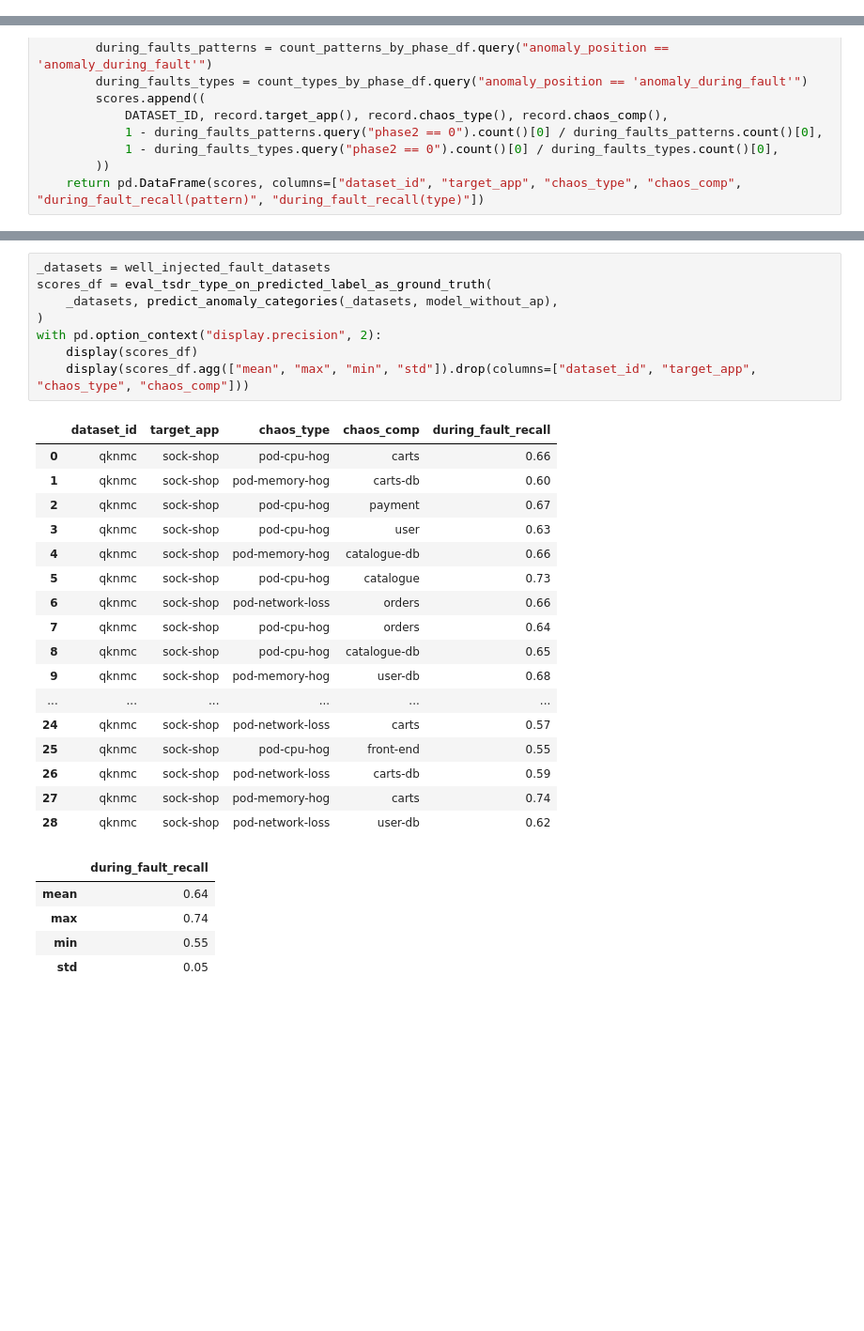
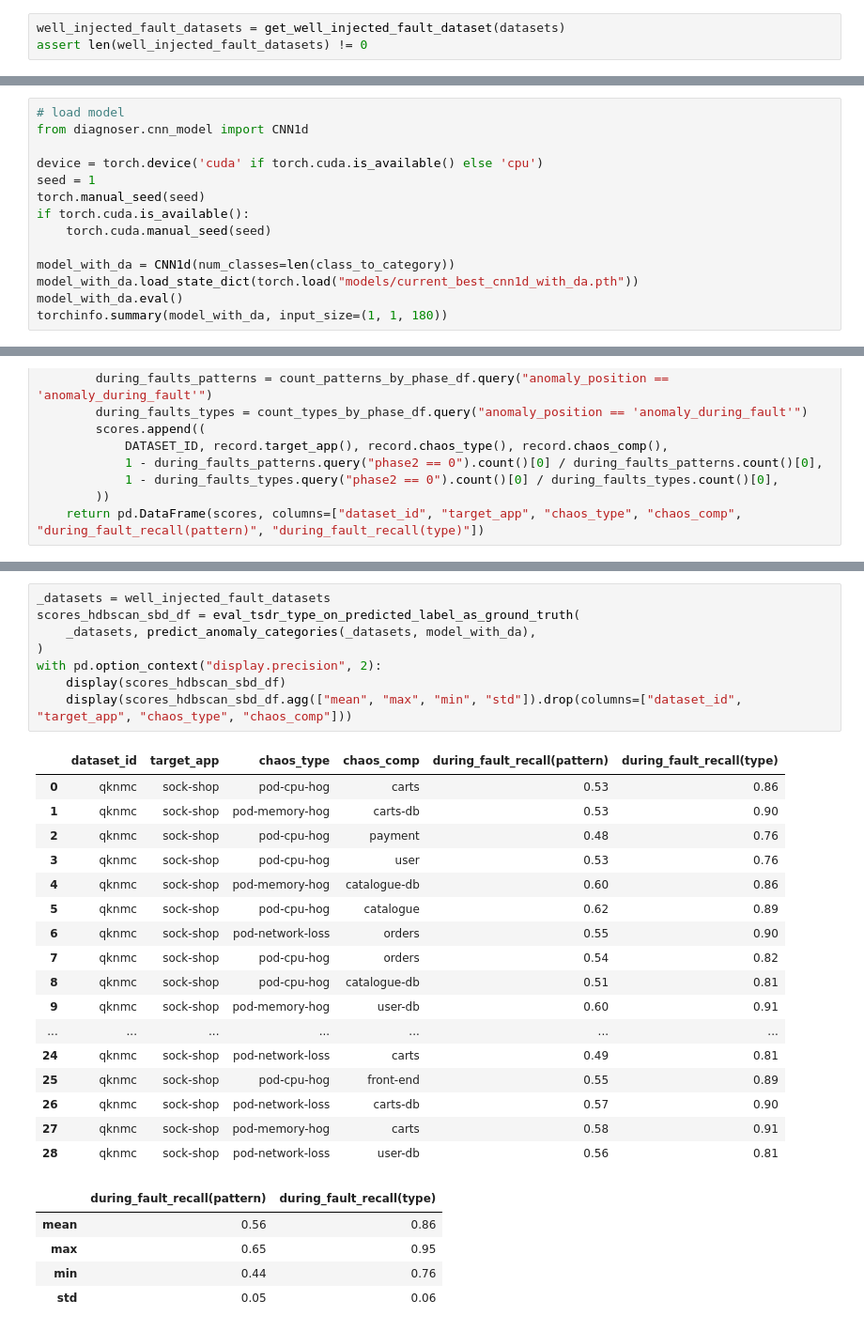
Before and after one commit to XuRepository/meltria-analyzer, a Jupyter notebook: notebooks/data-labeling-tsdr-accuracy-with-cnn.ipynb, the cells around one changed output, grey strips where cells are left out. Shown at 94% size. Saved outputs shown, nothing was run; the diff lists cells and outputs as text; blank space fills up the shorter version.

Commit message:
notebooks: evaluate phase2 recall compared with various clustering methods

```diff
--- a/notebooks/data-labeling-tsdr-accuracy-with-cnn.ipynb
+++ b/notebooks/data-labeling-tsdr-accuracy-with-cnn.ipynb
@@ -144,3 +150,6 @@ well_injected_fault_datasets = [
+# %%
+well_injected_fault_datasets = get_well_injected_fault_dataset(datasets)
+assert len(well_injected_fault_datasets) != 0
 # %%
 from torch.utils.data import Dataset
 from sklearn.preprocessing import minmax_scale
@@ -587,3 +596,17 @@ with pd.option_context("display.precision", 2):
 | std | 132.68 | 109.47 | 141.67 | 72.18 | 11.45 | 42.17 | 0.04 | 0.05 | 0.01 | 0.04 |
 # %% [markdown]
 ## Evaluation Phase 2
+# %%
+# load model
+from diagnoser.cnn_model import CNN1d
+
+device = torch.device('cuda' if torch.cuda.is_available() else 'cpu')
+seed = 1
+torch.manual_seed(seed)
+if torch.cuda.is_available():
+    torch.cuda.manual_seed(seed)
+
+model_with_da = CNN1d(num_classes=len(class_to_category))
+model_with_da.load_state_dict(torch.load("models/current_best_cnn1d_with_da.pth"))
+model_with_da.eval()
+torchinfo.summary(model_with_da, input_size=(1, 1, 180))
@@ -632,31 +675,31 @@ def eval_tsdr_type_on_predicted_label_as_ground_truth(
 # %%
 _datasets = well_injected_fault_datasets
-scores_df = eval_tsdr_type_on_predicted_label_as_ground_truth(
-    _datasets, predict_anomaly_categories(_datasets, model_without_ap),
+scores_hdbscan_sbd_df = eval_tsdr_type_on_predicted_label_as_ground_truth(
+    _datasets, predict_anomaly_categories(_datasets, model_with_da),
 )
 with pd.option_context("display.precision", 2):
-    display(scores_df)
-    display(scores_df.agg(["mean", "max", "min", "std"]).drop(columns=["dataset_id", "target_app", "chaos_type", "chaos_comp"]))
+    display(scores_hdbscan_sbd_df)
+    display(scores_hdbscan_sbd_df.agg(["mean", "max", "min", "std"]).drop(columns=["dataset_id", "target_app", "chaos_type", "chaos_comp"]))
 # %% [output]
-|  | dataset_id | target_app | chaos_type | chaos_comp | during_fault_recall |
-| 0 | qknmc | sock-shop | pod-cpu-hog | carts | 0.66 |
-| 1 | qknmc | sock-shop | pod-memory-hog | carts-db | 0.60 |
-| 2 | qknmc | sock-shop | pod-cpu-hog | payment | 0.67 |
-| 3 | qknmc | sock-shop | pod-cpu-hog | user | 0.63 |
-| 4 | qknmc | sock-shop | pod-memory-hog | catalogue-db | 0.66 |
-| 5 | qknmc | sock-shop | pod-cpu-hog | catalogue | 0.73 |
-| 6 | qknmc | sock-shop | pod-network-loss | orders | 0.66 |
-| 7 | qknmc | sock-shop | pod-cpu-hog | orders | 0.64 |
-| 8 | qknmc | sock-shop | pod-cpu-hog | catalogue-db | 0.65 |
-| 9 | qknmc | sock-shop | pod-memory-hog | user-db | 0.68 |
-| ... | ... | ... | ... | ... | ... |
-| 24 | qknmc | sock-shop | pod-network-loss | carts | 0.57 |
-| 25 | qknmc | sock-shop | pod-cpu-hog | front-end | 0.55 |
-| 26 | qknmc | sock-shop | pod-network-loss | carts-db | 0.59 |
-| 27 | qknmc | sock-shop | pod-memory-hog | carts | 0.74 |
-| 28 | qknmc | sock-shop | pod-network-loss | user-db | 0.62 |
+|  | dataset_id | target_app | chaos_type | chaos_comp | during_fault_recall(pattern) | during_fault_recall(type) |
+| 0 | qknmc | sock-shop | pod-cpu-hog | carts | 0.53 | 0.86 |
+| 1 | qknmc | sock-shop | pod-memory-hog | carts-db | 0.53 | 0.90 |
+| 2 | qknmc | sock-shop | pod-cpu-hog | payment | 0.48 | 0.76 |
+| 3 | qknmc | sock-shop | pod-cpu-hog | user | 0.53 | 0.76 |
+| 4 | qknmc | sock-shop | pod-memory-hog | catalogue-db | 0.60 | 0.86 |
+| 5 | qknmc | sock-shop | pod-cpu-hog | catalogue | 0.62 | 0.89 |
+| 6 | qknmc | sock-shop | pod-network-loss | orders | 0.55 | 0.90 |
+| 7 | qknmc | sock-shop | pod-cpu-hog | orders | 0.54 | 0.82 |
+| 8 | qknmc | sock-shop | pod-cpu-hog | catalogue-db | 0.51 | 0.81 |
+| 9 | qknmc | sock-shop | pod-memory-hog | user-db | 0.60 | 0.91 |
+| ... | ... | ... | ... | ... | ... | ... |
+| 24 | qknmc | sock-shop | pod-network-loss | carts | 0.49 | 0.81 |
+| 25 | qknmc | sock-shop | pod-cpu-hog | front-end | 0.55 | 0.89 |
+| 26 | qknmc | sock-shop | pod-network-loss | carts-db | 0.57 | 0.90 |
+| 27 | qknmc | sock-shop | pod-memory-hog | carts | 0.58 | 0.91 |
+| 28 | qknmc | sock-shop | pod-network-loss | user-db | 0.56 | 0.81 |
-|  | during_fault_recall |
-| mean | 0.64 |
-| max | 0.74 |
-| min | 0.55 |
-| std | 0.05 |
+|  | during_fault_recall(pattern) | during_fault_recall(type) |
+| mean | 0.56 | 0.86 |
+| max | 0.65 | 0.95 |
+| min | 0.44 | 0.76 |
+| std | 0.05 | 0.06 |
```
Also changed, not shown: parts of 19 cells of this notebook.
